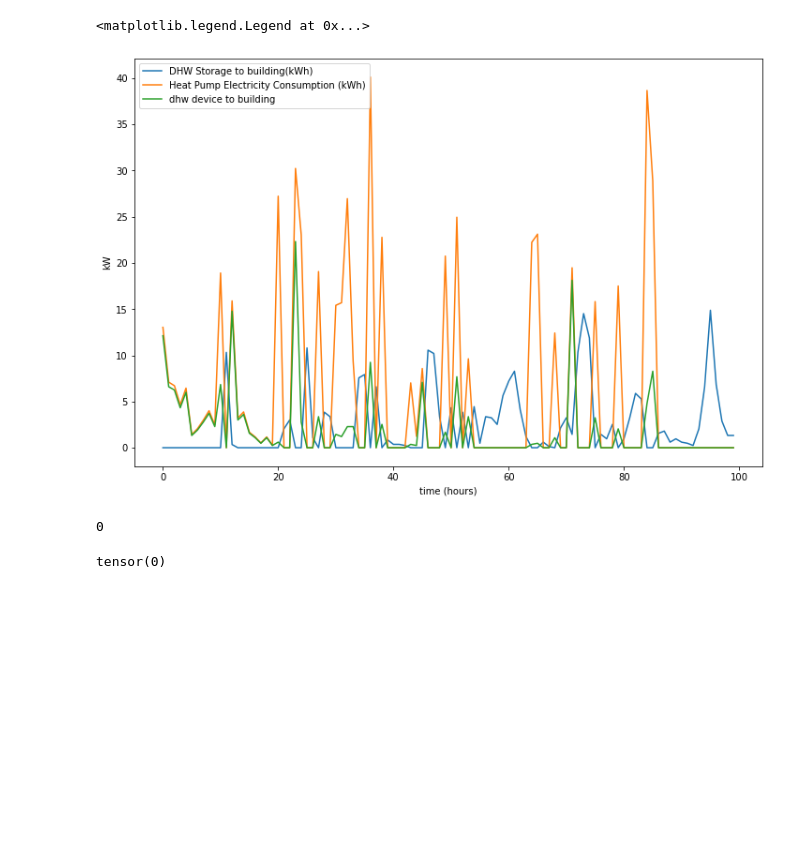
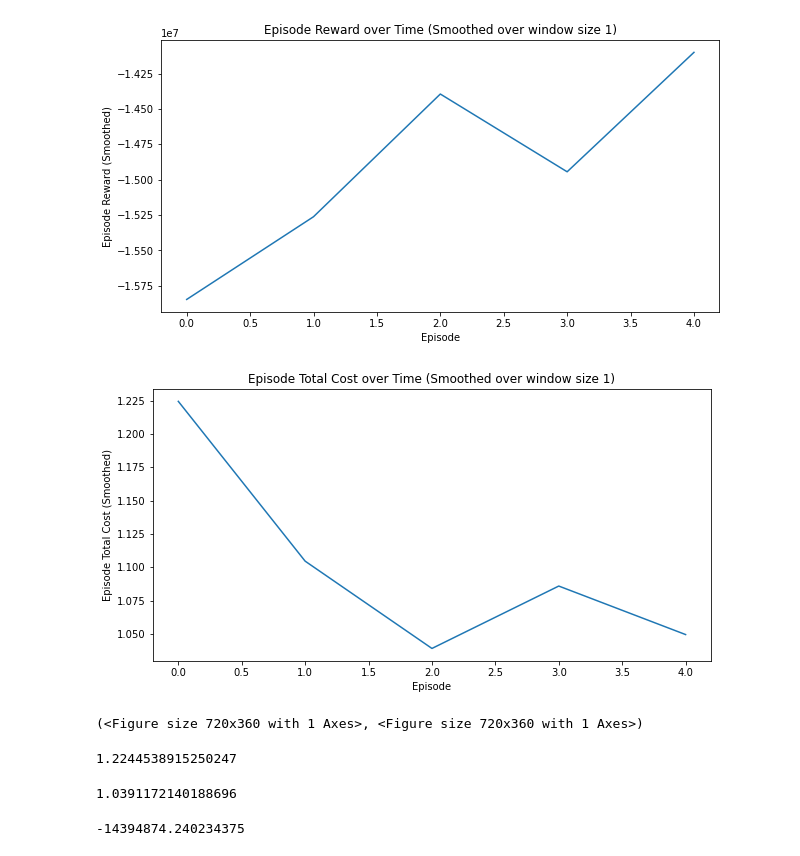
Before and after one commit to intelligent-environments-lab/CityLearn, a Jupyter notebook: maac/main.ipynb, the cells around one changed output. Drawn from its saved outputs; the diff is of its cells as text; code cells hidden in the pictures; blank space fills up the shorter version.

```diff
--- a/maac/main.ipynb
+++ b/maac/main.ipynb
@@ -7,17 +7,17 @@ from maac.logger.run_utils import setup_logger_kwargs
 parser = argparse.ArgumentParser(description="Experimenting Actor-Attention-Critic")
 parser.add_argument("--env_id", default="5", help="Name of environment")
 parser.add_argument("--buffer_length", default=int(1e6), type=int)
-parser.add_argument("--n_episodes", default=1, type=int)
+parser.add_argument("--n_episodes", default=5, type=int)
 parser.add_argument("--climate_zone", default=5, type=int)
-parser.add_argument("--episode_length", default=1200, type=int)
+parser.add_argument("--episode_length", default=200, type=int)
 parser.add_argument("--batch_size",
-                    default=128, type=int,
+                    default=64, type=int,
                     help="Batch size for training")
-parser.add_argument("--update_after", default=200)
-parser.add_argument("--update_every", default=1, type=int)
+parser.add_argument("--update_after", default=80)
+parser.add_argument("--update_every", default=10, type=int)
 parser.add_argument("--num_updates", default=1, type=int,
                     help="Number of updates per update cycle")
-parser.add_argument("--exploration", default=300, type=int)
+parser.add_argument("--exploration", default=100, type=int)
 parser.add_argument("--exp_name", type=str, default="maac")
 parser.add_argument("--seed", type=int, default=42)
 
@@ -26,8 +26,7 @@ config, unknown = parser.parse_known_args()
 logger_kwargs = setup_logger_kwargs(config.exp_name, config.seed)
 # %%
 from main import run
-env, stats = run(config, logger_kwargs=logger_kwargs)
-# plot_episode_stats(stats)
+envs, stats = run(config, logger_kwargs=logger_kwargs)
 # %% [output]
 Warning: Log dir /Users/xiejiahan/PycharmProjects/CityLearn/data/maac/maac_s42 already exists! Storing info there anyway.
 Logging data to /Users/xiejiahan/PycharmProjects/CityLearn/data/maac/maac_s42/progress.txt
@@ -96,16 +47,0 @@ plt.legend(['Cooling Demand (kWh)',
-# %%
-building_number = 'Building_8'
-interval = (range(24*30*0 + 8760*0 + 800,24*30*0 + 8760*0 + 900))
-plt.figure(figsize=(12,8))
-plt.plot(env.buildings[building_number].dhw_storage_to_building[interval])
-plt.plot(env.buildings[building_number].electric_consumption_dhw[interval])
-plt.plot(env.buildings[building_number].dhw_heating_device_to_building[interval])
-plt.xlabel('time (hours)')
-plt.ylabel('kW')
-plt.legend(['DHW Storage to building(kWh)',
-            'Heat Pump Electricity Consumption (kWh)',
-            'dhw device to building'
-            ])
-# %% [output]
-<matplotlib.legend.Legend at 0x...>
-[figure, removed]
@@ -114,9 +48,18 @@ import numpy as np
-# %%
-np.argmax([0])
-# %% [output]
-0
-# %%
-import torch
-torch.argmax(torch.tensor([0]))
-# %% [output]
-tensor(0)
+# %%
+plot_episode_stats(stats)
+# %% [output]
+[figure, added]
+[figure, added]
+(<Figure size 720x360 with 1 Axes>, <Figure size 720x360 with 1 Axes>)
+# %%
+stats.episode_costs[0]
+# %% [output]
+1.2244538915250247
+# %%
+stats.episode_costs[2]
+# %% [output]
+1.0391172140188696
+# %%
+stats.episode_rewards[2]
+# %% [output]
+-14394874.240234375
```
Also changed, not shown: parts of 31 cells of this notebook, 1 other file.
